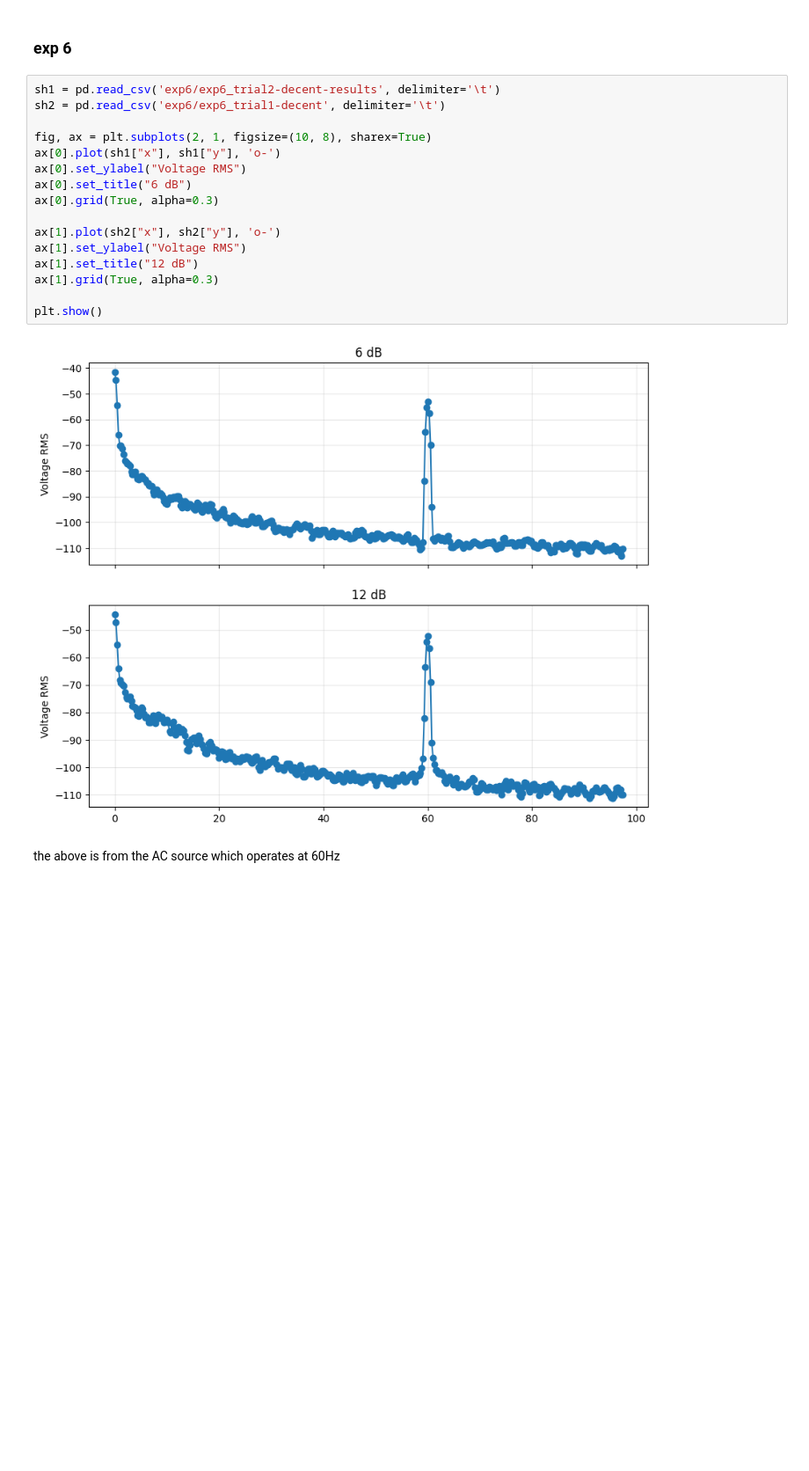
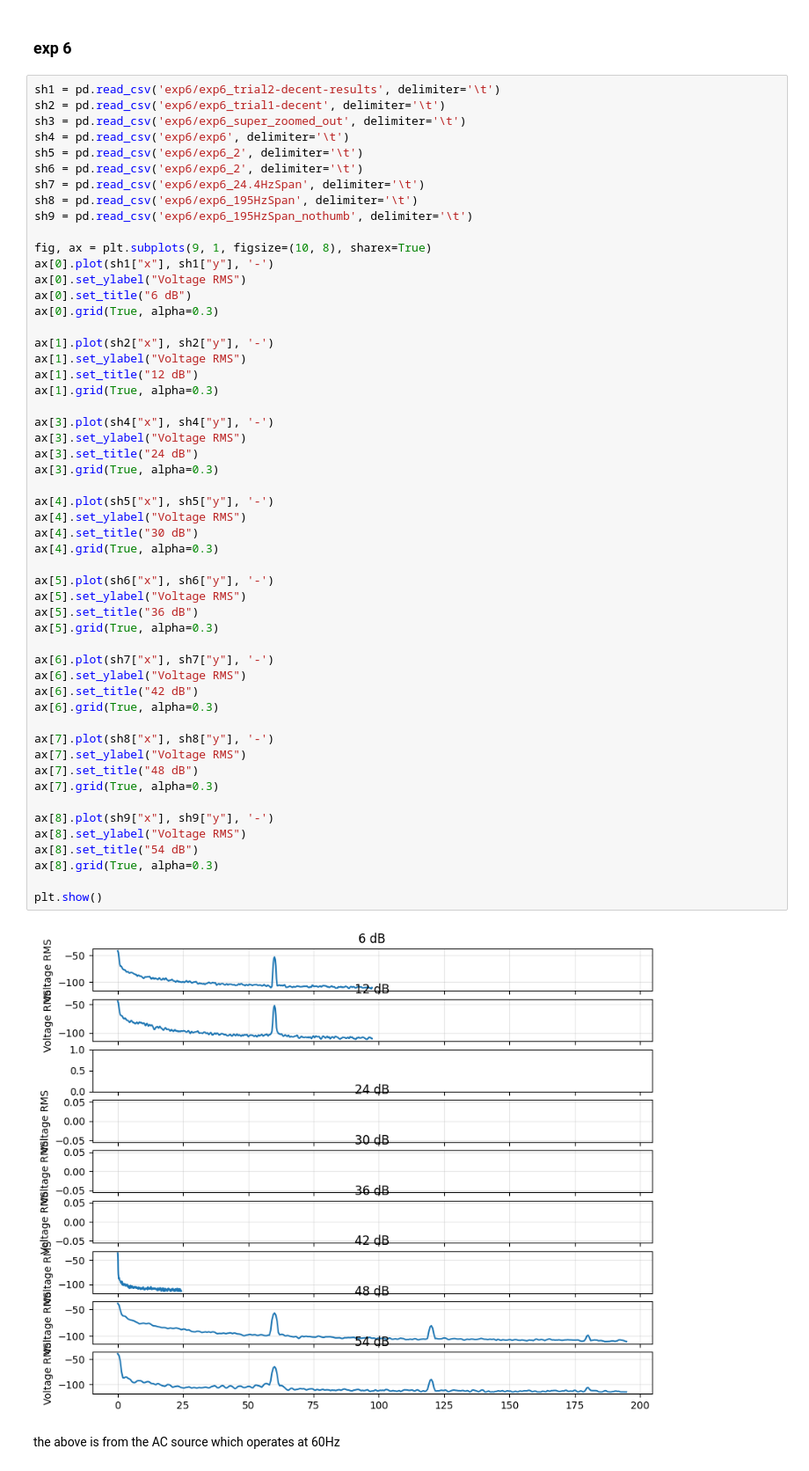
Before and after one commit to curtisjhu/lls, a Jupyter notebook: main.ipynb, the cells around one changed output. Shown at 88% size. Saved outputs shown, nothing was run; the diff lists cells and outputs as text; blank space fills up the shorter version.

```diff
--- a/main.ipynb
+++ b/main.ipynb
@@ -126,20 +184,57 @@ plt.show()
 # %%
 sh1 = pd.read_csv('exp6/exp6_trial2-decent-results', delimiter='\t')
 sh2 = pd.read_csv('exp6/exp6_trial1-decent', delimiter='\t')
+sh3 = pd.read_csv('exp6/exp6_super_zoomed_out', delimiter='\t')
+sh4 = pd.read_csv('exp6/exp6', delimiter='\t')
+sh5 = pd.read_csv('exp6/exp6_2', delimiter='\t')
+sh6 = pd.read_csv('exp6/exp6_2', delimiter='\t')
+sh7 = pd.read_csv('exp6/exp6_24.4HzSpan', delimiter='\t')
+sh8 = pd.read_csv('exp6/exp6_195HzSpan', delimiter='\t')
+sh9 = pd.read_csv('exp6/exp6_195HzSpan_nothumb', delimiter='\t')
 
-fig, ax = plt.subplots(2, 1, figsize=(10, 8), sharex=True)
-ax[0].plot(sh1["x"], sh1["y"], 'o-')
+fig, ax = plt.subplots(9, 1, figsize=(10, 8), sharex=True)
+ax[0].plot(sh1["x"], sh1["y"], '-')
 ax[0].set_ylabel("Voltage RMS")
 ax[0].set_title("6 dB")
 ax[0].grid(True, alpha=0.3)
 
-ax[1].plot(sh2["x"], sh2["y"], 'o-')
+ax[1].plot(sh2["x"], sh2["y"], '-')
 ax[1].set_ylabel("Voltage RMS")
 ax[1].set_title("12 dB")
 ax[1].grid(True, alpha=0.3)
 
+ax[3].plot(sh4["x"], sh4["y"], '-')
+ax[3].set_ylabel("Voltage RMS")
+ax[3].set_title("24 dB")
+ax[3].grid(True, alpha=0.3)
+
+ax[4].plot(sh5["x"], sh5["y"], '-')
+ax[4].set_ylabel("Voltage RMS")
+ax[4].set_title("30 dB")
+ax[4].grid(True, alpha=0.3)
+
+ax[5].plot(sh6["x"], sh6["y"], '-')
+ax[5].set_ylabel("Voltage RMS")
+ax[5].set_title("36 dB")
+ax[5].grid(True, alpha=0.3)
+
+ax[6].plot(sh7["x"], sh7["y"], '-')
+ax[6].set_ylabel("Voltage RMS")
+ax[6].set_title("42 dB")
+ax[6].grid(True, alpha=0.3)
+
+ax[7].plot(sh8["x"], sh8["y"], '-')
+ax[7].set_ylabel("Voltage RMS")
+ax[7].set_title("48 dB")
+ax[7].grid(True, alpha=0.3)
+
+ax[8].plot(sh9["x"], sh9["y"], '-')
+ax[8].set_ylabel("Voltage RMS")
+ax[8].set_title("54 dB")
+ax[8].grid(True, alpha=0.3)
+
 plt.show()
 # %% [output]
-[figure, old version]
+[figure, new version]
 # %% [markdown]
 the above is from the AC source which operates at 60Hz
```
Also changed, not shown: parts of 12 cells of this notebook, 6 other files.
